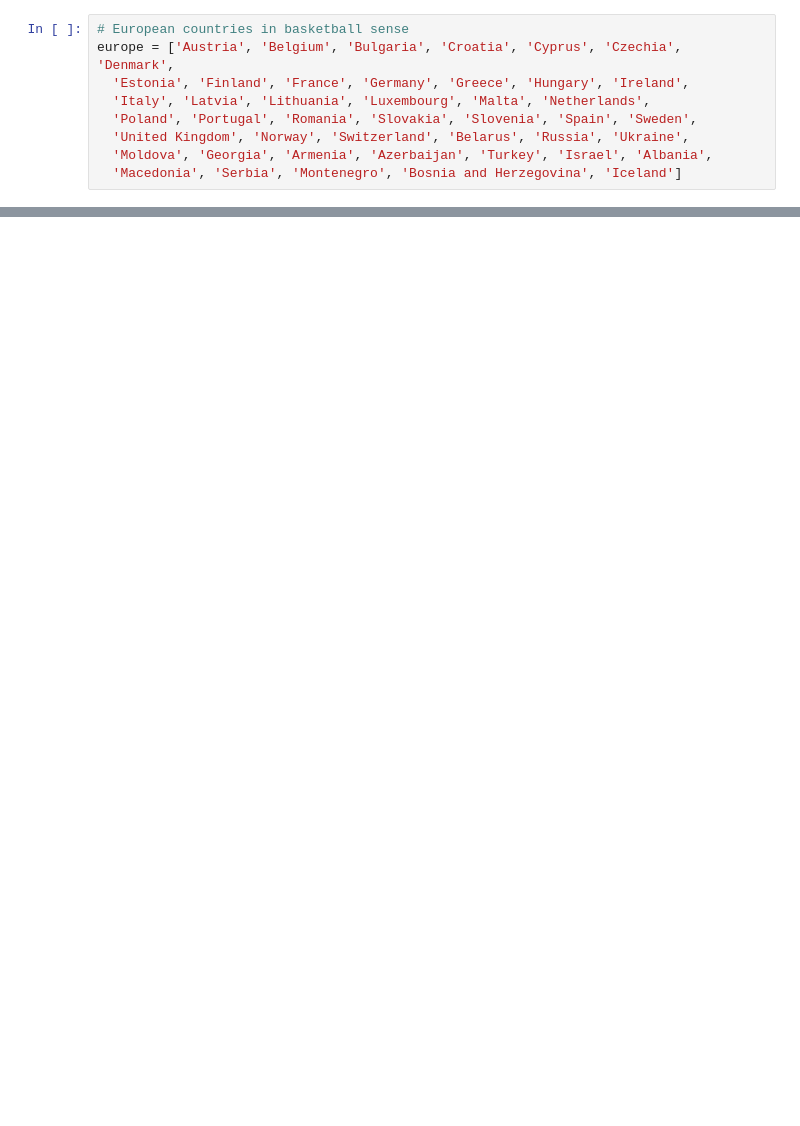
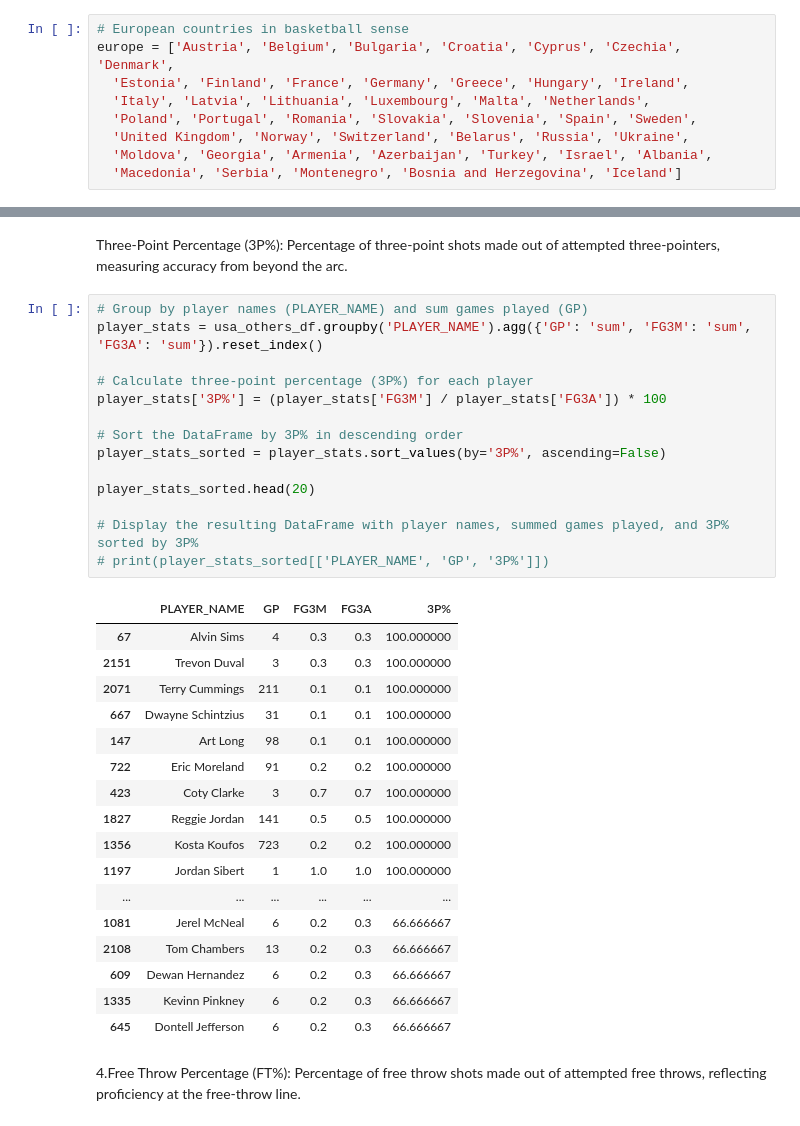
Before and after one commit to NEAT-Scouting-Data-Analytics/NEAT-Scouting-Data-Analytics, a Jupyter notebook: usa_df.ipynb, the cells around one changed output, grey strips where cells are left out. Saved outputs shown, nothing was run; the diff lists cells and outputs as text; blank space fills up the shorter version.

```diff
--- a/usa_df.ipynb
+++ b/usa_df.ipynb
@@ -134,0 +206,36 @@ usa_df
+# %% [markdown]
+Three-Point Percentage (3P%): Percentage of three-point shots made out of attempted three-pointers, measuring accuracy from beyond the arc.
+# %%
+# Group by player names (PLAYER_NAME) and sum games played (GP)
+player_stats = usa_others_df.groupby('PLAYER_NAME').agg({'GP': 'sum', 'FG3M': 'sum', 'FG3A': 'sum'}).reset_index()
+
+# Calculate three-point percentage (3P%) for each player
+player_stats['3P%'] = (player_stats['FG3M'] / player_stats['FG3A']) * 100
+
+# Sort the DataFrame by 3P% in descending order
+player_stats_sorted = player_stats.sort_values(by='3P%', ascending=False)
+
+player_stats_sorted.head(20)
+
+# Display the resulting DataFrame with player names, summed games played, and 3P% sorted by 3P%
+# print(player_stats_sorted[['PLAYER_NAME', 'GP', '3P%']])
+# %% [output]
+|  | PLAYER_NAME | GP | FG3M | FG3A | 3P% |
+| 67 | Alvin Sims | 4 | 0.3 | 0.3 | 100.000000 |
+| 2151 | Trevon Duval | 3 | 0.3 | 0.3 | 100.000000 |
+| 2071 | Terry Cummings | 211 | 0.1 | 0.1 | 100.000000 |
+| 667 | Dwayne Schintzius | 31 | 0.1 | 0.1 | 100.000000 |
+| 147 | Art Long | 98 | 0.1 | 0.1 | 100.000000 |
+| 722 | Eric Moreland | 91 | 0.2 | 0.2 | 100.000000 |
+| 423 | Coty Clarke | 3 | 0.7 | 0.7 | 100.000000 |
+| 1827 | Reggie Jordan | 141 | 0.5 | 0.5 | 100.000000 |
+| 1356 | Kosta Koufos | 723 | 0.2 | 0.2 | 100.000000 |
+| 1197 | Jordan Sibert | 1 | 1.0 | 1.0 | 100.000000 |
+| ... | ... | ... | ... | ... | ... |
+| 1081 | Jerel McNeal | 6 | 0.2 | 0.3 | 66.666667 |
+| 2108 | Tom Chambers | 13 | 0.2 | 0.3 | 66.666667 |
+| 609 | Dewan Hernandez | 6 | 0.2 | 0.3 | 66.666667 |
+| 1335 | Kevinn Pinkney | 6 | 0.2 | 0.3 | 66.666667 |
+| 645 | Dontell Jefferson | 6 | 0.2 | 0.3 | 66.666667 |
+# %% [markdown]
+4.Free Throw Percentage (FT%): Percentage of free throw shots made out of attempted free throws, reflecting proficiency at the free-throw line.
```
Also changed, not shown: parts of 19 cells of this notebook.
